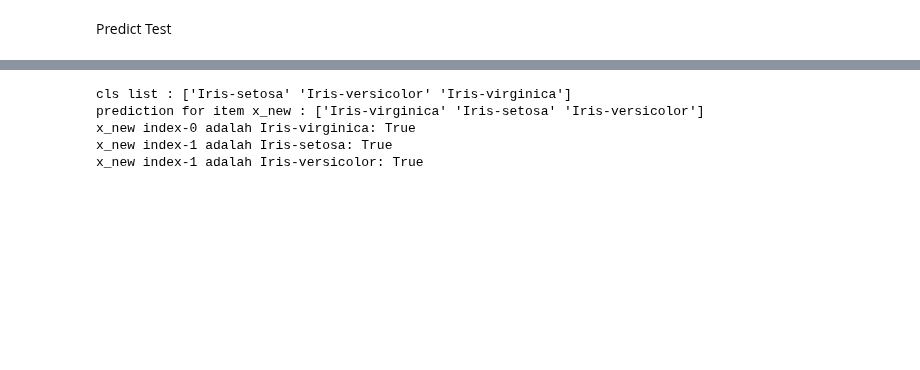
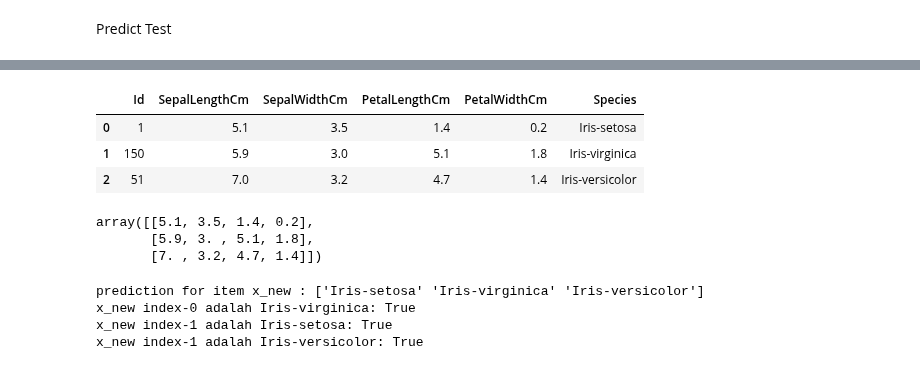
Before and after one commit to irvandandung/iris-project, a Jupyter notebook: Iris_Project.ipynb, the cells around one changed output, grey strips where cells are left out. Saved outputs shown, nothing was run; the diff lists cells and outputs as text; code cells hidden in the pictures; blank space fills up the shorter version.

Commit message:
Update: add test data

```diff
--- a/Iris_Project.ipynb
+++ b/Iris_Project.ipynb
@@ -204,20 +217,27 @@ Predict Test
+# %%
+datauji = pd.read_csv('/content/sample_data/sample_data.csv')
+datauji.head()
+# %% [output]
+|  | Id | SepalLengthCm | SepalWidthCm | PetalLengthCm | PetalWidthCm | Species |
+| 0 | 1 | 5.1 | 3.5 | 1.4 | 0.2 | Iris-setosa |
+| 1 | 150 | 5.9 | 3.0 | 5.1 | 1.8 | Iris-virginica |
+| 2 | 51 | 7.0 | 3.2 | 4.7 | 1.4 | Iris-versicolor |
+# %%
+x_new = datauji.iloc[:, 1:-1].values
+x_new
+# %% [output]
+array([[5.1, 3.5, 1.4, 0.2],
+       [5.9, 3. , 5.1, 1.8],
+       [7. , 3.2, 4.7, 1.4]])
 # %%
-cls = dataset['Species'].unique()
 neigh = KNeighborsClassifier(n_neighbors = 3).fit(X_train,y_train)
-all_dataset = dataset.iloc[:, :-1].values[99:100]
-all_dataset
-x_new = [[5.9, 3. , 5.1, 1.8],#Iris-virginica
-         [5.1, 3.5, 1.4, 0.2],#Iris-setosa
-         [5.7, 2.8, 4.1, 1.3]]#Iris-versicolor
 y_predict = neigh.predict(x_new)
-print('cls list :', cls)
 print('prediction for item x_new :', y_predict)
-print('x_new index-0 adalah Iris-virginica:', y_predict[0] == cls[2])
-print('x_new index-1 adalah Iris-setosa:', y_predict[1] == cls[0])
-print('x_new index-1 adalah Iris-versicolor:', y_predict[2] == cls[1])
+print('x_new index-0 adalah Iris-virginica:', y_predict[0] == 'Iris-setosa')
+print('x_new index-1 adalah Iris-setosa:', y_predict[1] == 'Iris-virginica')
+print('x_new index-1 adalah Iris-versicolor:', y_predict[2] == 'Iris-versicolor')
 # %% [output]
-cls list : ['Iris-setosa' 'Iris-versicolor' 'Iris-virginica']
-prediction for item x_new : ['Iris-virginica' 'Iris-setosa' 'Iris-versicolor']
+prediction for item x_new : ['Iris-setosa' 'Iris-virginica' 'Iris-versicolor']
 x_new index-0 adalah Iris-virginica: True
 x_new index-1 adalah Iris-setosa: True
 x_new index-1 adalah Iris-versicolor: True
```
Also changed, not shown: parts of 6 cells of this notebook.
